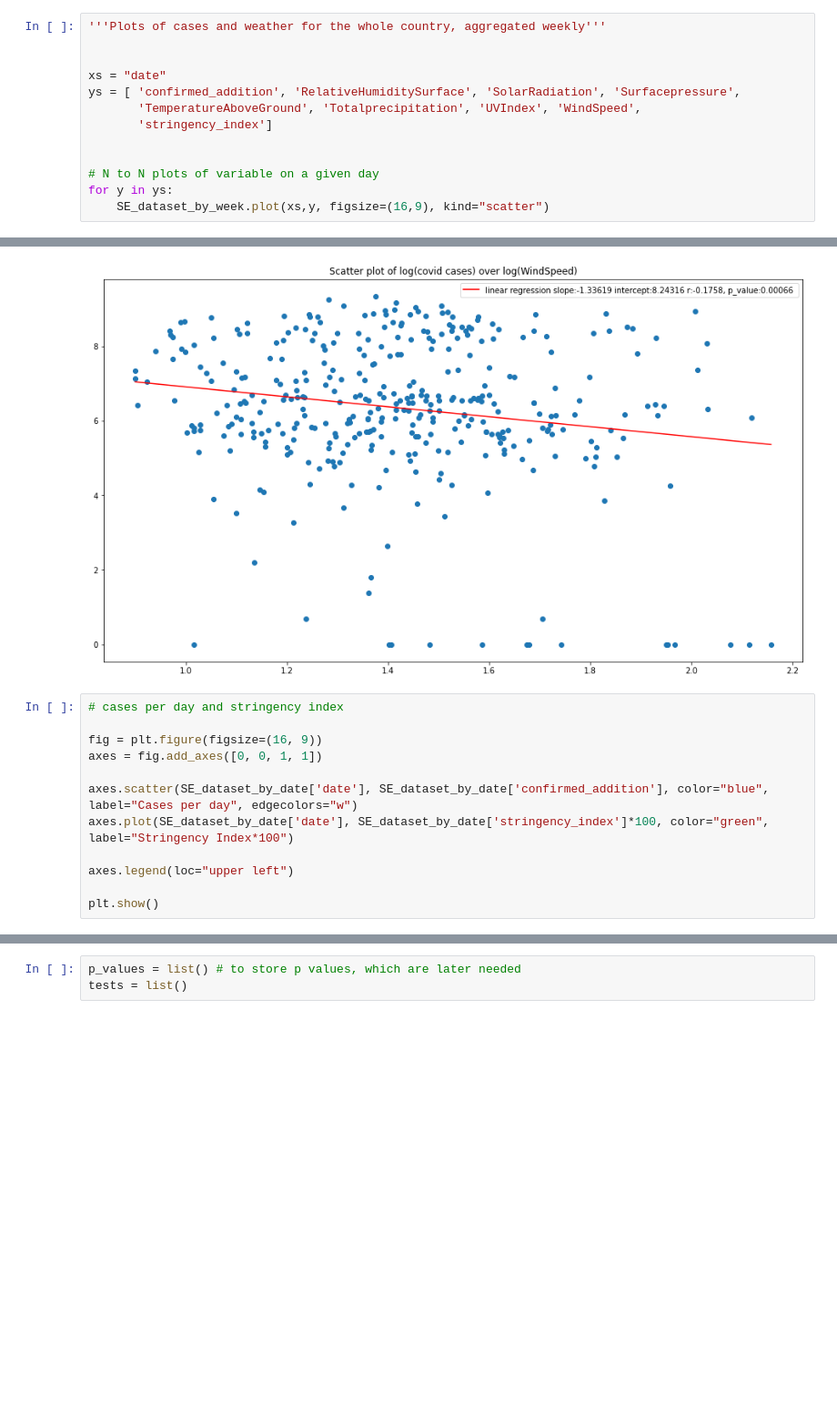
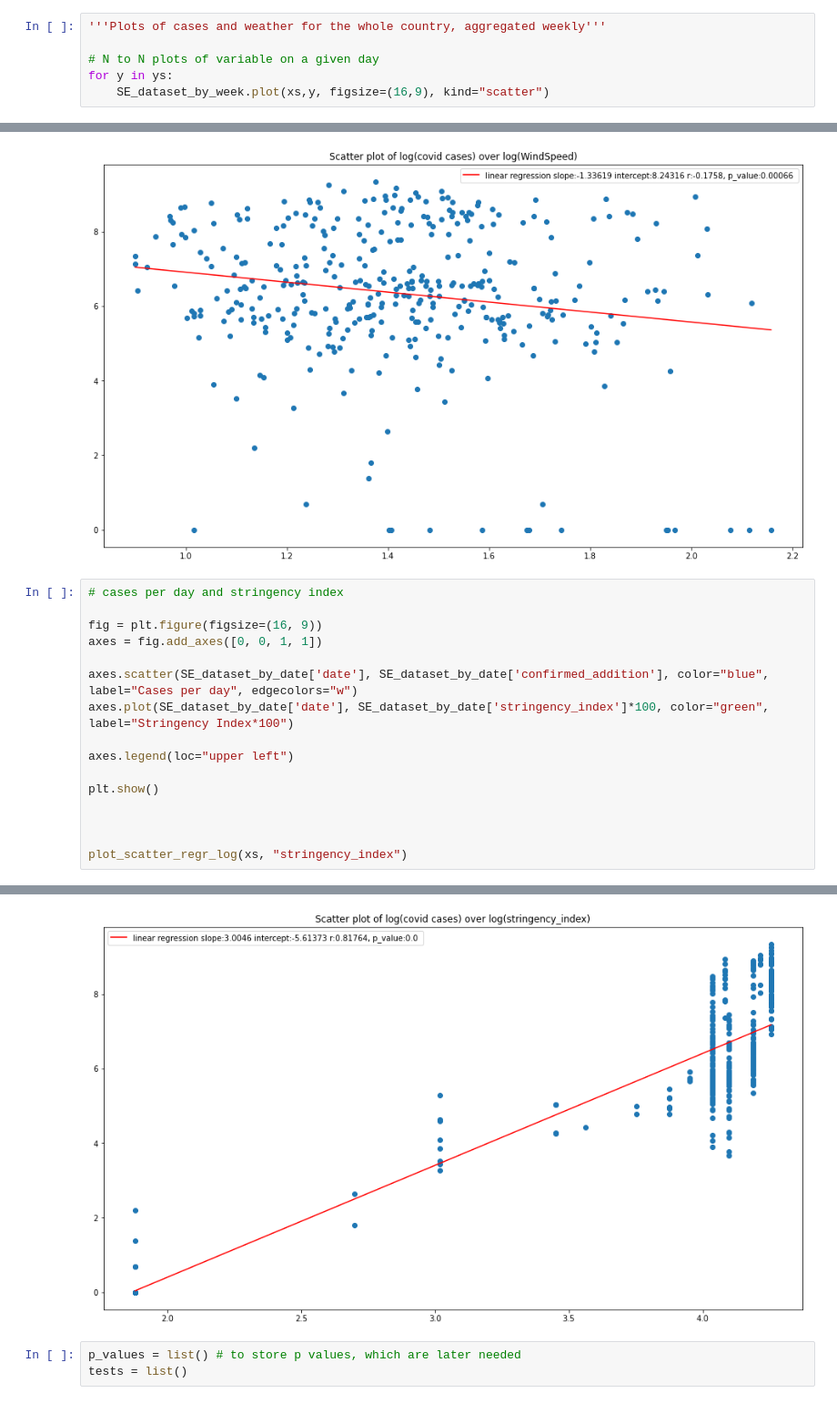
Before and after one commit to ranUser01/Covid-development-in-Sweden, a Jupyter notebook: notebooks/project_handin.ipynb, the cells around one changed output, grey strips where cells are left out. Shown at 91% size. Drawn from its saved outputs; the diff is of its cells as text; blank space fills up the shorter version.

```diff
--- a/notebooks/project_handin.ipynb
+++ b/notebooks/project_handin.ipynb
@@ -285,13 +285,6 @@ for y in ys:
 [figure]
 # %%
 '''Plots of cases and weather for the whole country, aggregated weekly'''
-
-
-xs = "date"
-ys = [ 'confirmed_addition', 'RelativeHumiditySurface', 'SolarRadiation', 'Surfacepressure',
-       'TemperatureAboveGround', 'Totalprecipitation', 'UVIndex', 'WindSpeed',
-       'stringency_index']
-
 
 # N to N plots of variable on a given day
 for y in ys:
@@ -404,17 +390,22 @@ for y in ys:
 # %%
 # cases per day and stringency index
 
 fig = plt.figure(figsize=(16, 9))
 axes = fig.add_axes([0, 0, 1, 1])
 
 axes.scatter(SE_dataset_by_date['date'], SE_dataset_by_date['confirmed_addition'], color="blue", label="Cases per day", edgecolors="w")
 axes.plot(SE_dataset_by_date['date'], SE_dataset_by_date['stringency_index']*100, color="green", label="Stringency Index*100")
 
 axes.legend(loc="upper left")
 
 plt.show()
+
+
+
+plot_scatter_regr_log(xs, "stringency_index")
 # %% [output]
 [figure]
+[figure, added]
 # %%
 p_values = list() # to store p values, which are later needed
 tests = list()
```
Also changed, not shown: parts of 10 cells of this notebook.
